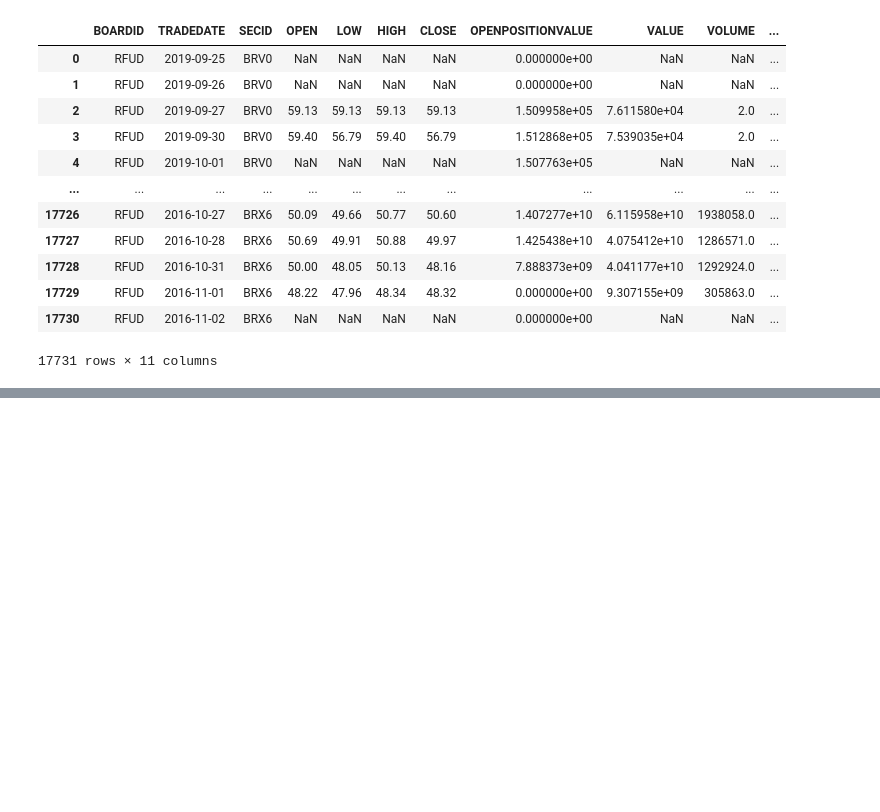
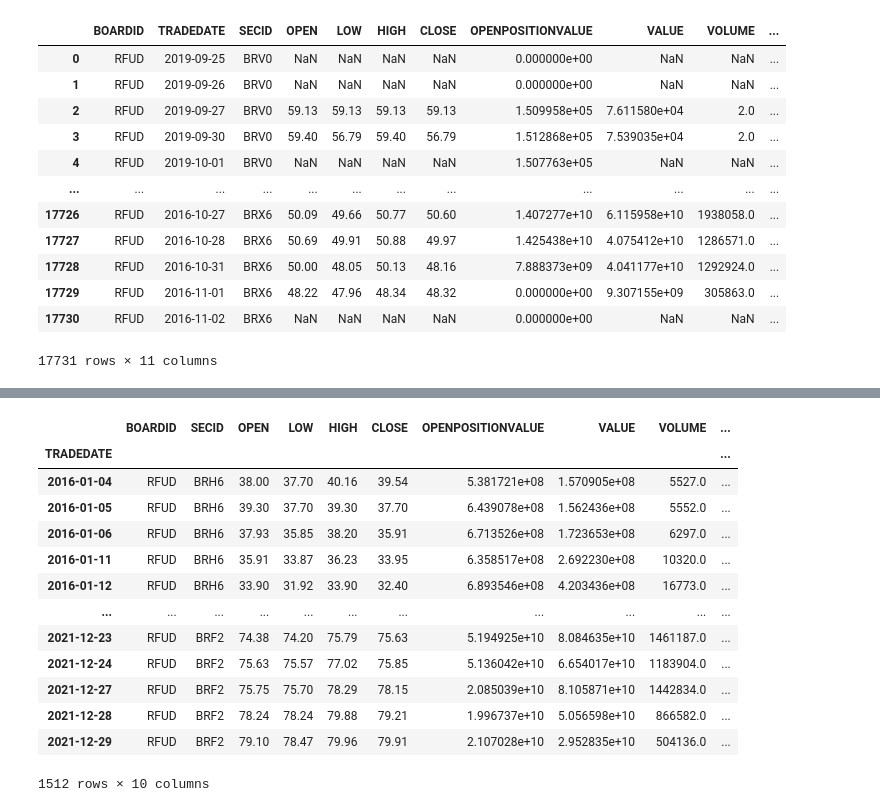
Before and after one commit to gaarutyunov/market-risk, a Jupyter notebook: notebooks/brent_parsing.ipynb, the cells around one changed output, grey strips where cells are left out. Drawn from its saved outputs; the diff is of its cells as text; code cells hidden in the pictures; blank space fills up the shorter version.

Commit message:
value at risk

```diff
--- a/notebooks/brent_parsing.ipynb
+++ b/notebooks/brent_parsing.ipynb
@@ -56,0 +87,32 @@ DT.to_pandas()
+# %%
+DT_1 = DT[:, {'LASTDELDATE': dt.max(dt.f.TRADEDATE)}, dt.by('SECID')]
+shifted = DT_1[:,:, dt.sort('LASTDELDATE')].to_pandas().shift(-2)
+shifted['BUYDATE'] = shifted['LASTDELDATE'].shift(2)
+shifted.iloc[0, shifted.columns.get_loc('BUYDATE')] = '2016-01-04'
+result = shifted.dropna()
+result = result[result['BUYDATE'] < '2021-12-30']
+
+concatenated = pd.DataFrame(columns=DT.names)
+
+for _, row in result.iterrows():
+    lastdate = date(row['LASTDELDATE'].year, row['LASTDELDATE'].month, row['LASTDELDATE'].day)
+    buydate = date(row['BUYDATE'].year, row['BUYDATE'].month, row['BUYDATE'].day)
+    filtered = DT[(dt.f.SECID == row['SECID']) & (dt.f.TRADEDATE < dt.Frame([lastdate])) & (dt.f.TRADEDATE >= dt.Frame([buydate])), :]
+    concatenated = concatenated.append(filtered.to_pandas())
+
+concatenated.drop_duplicates(subset=['TRADEDATE']).dropna().set_index('TRADEDATE')
+# %% [output]
+|  | BOARDID | SECID | OPEN | LOW | HIGH | CLOSE | OPENPOSITIONVALUE | VALUE | VOLUME | ... |
+| TRADEDATE |  |  |  |  |  |  |  |  |  | ... |
+| 2016-01-04 | RFUD | BRH6 | 38.00 | 37.70 | 40.16 | 39.54 | 5.381721e+08 | 1.570905e+08 | 5527.0 | ... |
+| 2016-01-05 | RFUD | BRH6 | 39.30 | 37.70 | 39.30 | 37.70 | 6.439078e+08 | 1.562436e+08 | 5552.0 | ... |
+| 2016-01-06 | RFUD | BRH6 | 37.93 | 35.85 | 38.20 | 35.91 | 6.713526e+08 | 1.723653e+08 | 6297.0 | ... |
+| 2016-01-11 | RFUD | BRH6 | 35.91 | 33.87 | 36.23 | 33.95 | 6.358517e+08 | 2.692230e+08 | 10320.0 | ... |
+| 2016-01-12 | RFUD | BRH6 | 33.90 | 31.92 | 33.90 | 32.40 | 6.893546e+08 | 4.203436e+08 | 16773.0 | ... |
+| ... | ... | ... | ... | ... | ... | ... | ... | ... | ... | ... |
+| 2021-12-23 | RFUD | BRF2 | 74.38 | 74.20 | 75.79 | 75.63 | 5.194925e+10 | 8.084635e+10 | 1461187.0 | ... |
+| 2021-12-24 | RFUD | BRF2 | 75.63 | 75.57 | 77.02 | 75.85 | 5.136042e+10 | 6.654017e+10 | 1183904.0 | ... |
+| 2021-12-27 | RFUD | BRF2 | 75.75 | 75.70 | 78.29 | 78.15 | 2.085039e+10 | 8.105871e+10 | 1442834.0 | ... |
+| 2021-12-28 | RFUD | BRF2 | 78.24 | 78.24 | 79.88 | 79.21 | 1.996737e+10 | 5.056598e+10 | 866582.0 | ... |
+| 2021-12-29 | RFUD | BRF2 | 79.10 | 78.47 | 79.96 | 79.91 | 2.107028e+10 | 2.952835e+10 | 504136.0 | ... |
+1512 rows × 10 columns
```
Also changed, not shown: parts of 5 cells of this notebook, 16 other files.
